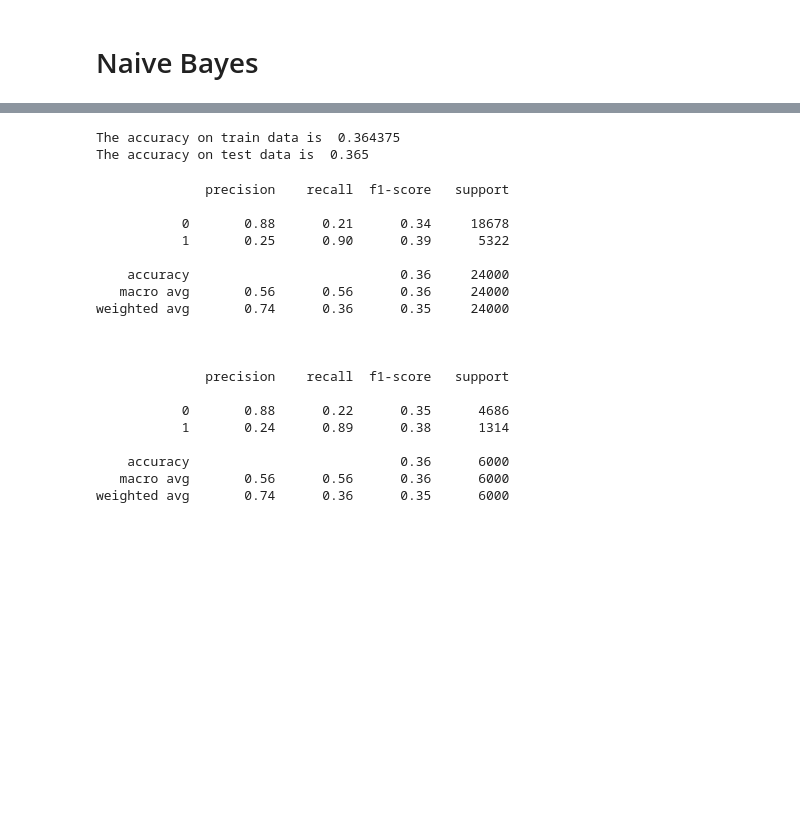
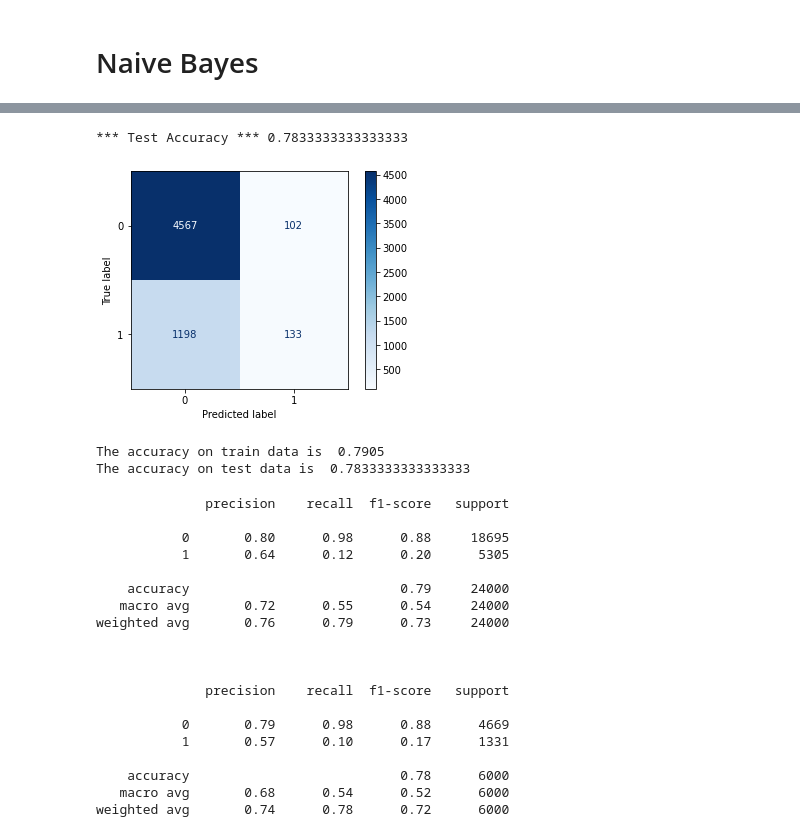
Before and after one commit to VaideswarReddy/Credit_card_default_prediction, a Jupyter notebook: Vaideswar_Reddy_Team_3_Capstone_Project_3.ipynb, the cells around one changed output, grey strips where cells are left out. Cells and saved outputs as stored; diff of their text form; code cells hidden in the pictures; blank space fills up the shorter version.

```diff
--- a/Vaideswar_Reddy_Team_3_Capstone_Project_3.ipynb
+++ b/Vaideswar_Reddy_Team_3_Capstone_Project_3.ipynb
@@ -611,37 +688,47 @@ print(confusion_matrix(label_test,test_preds))
+# %%
+print('*** Test Accuracy ***',naive_model.score(X_test,y_test))
+disp = plot_confusion_matrix(naive_model, X_test, y_test,
+                                 display_labels=[0,1],
+                                 cmap=plt.cm.Blues,
+                             values_format='g'
+                            )
+# %% [output]
+*** Test Accuracy *** 0.7833333333333333
+[figure, added]
 # %%
 from sklearn.metrics import classification_report
 # %%
 # Get the accuracy scores
-train_accuracy = accuracy_score(label_train,train_preds)
-test_accuracy = accuracy_score(label_test,test_preds)
+train_accuracy = accuracy_score(y_train,train_preds)
+test_accuracy = accuracy_score(y_test,test_preds)
 
 print("The accuracy on train data is ", train_accuracy)
 print("The accuracy on test data is ", test_accuracy)
 # %% [output]
-The accuracy on train data is  0.364375
-The accuracy on test data is  0.365
+The accuracy on train data is  0.7905
+The accuracy on test data is  0.7833333333333333
 # %%
 # Print the classification report for train and test
-print(classification_report(label_train,train_preds))
+print(classification_report(y_train,train_preds))
 print("\n")
-print(classification_report(label_test,test_preds))
+print(classification_report(y_test,test_preds))
 # %% [output]
               precision    recall  f1-score   support
 
-           0       0.88      0.21      0.34     18678
-           1       0.25      0.90      0.39      5322
+           0       0.80      0.98      0.88     18695
+           1       0.64      0.12      0.20      5305
 
-    accuracy                           0.36     24000
-   macro avg       0.56      0.56      0.36     24000
-weighted avg       0.74      0.36      0.35     24000
+    accuracy                           0.79     24000
+   macro avg       0.72      0.55      0.54     24000
+weighted avg       0.76      0.79      0.73     24000
 
 
 
               precision    recall  f1-score   support
 
-           0       0.88      0.22      0.35      4686
-           1       0.24      0.89      0.38      1314
+           0       0.79      0.98      0.88      4669
+           1       0.57      0.10      0.17      1331
 
-    accuracy                           0.36      6000
-   macro avg       0.56      0.56      0.36      6000
-weighted avg       0.74      0.36      0.35      6000
+    accuracy                           0.78      6000
+   macro avg       0.68      0.54      0.52      6000
+weighted avg       0.74      0.78      0.72      6000
```
Also changed, not shown: parts of 31 cells of this notebook.
